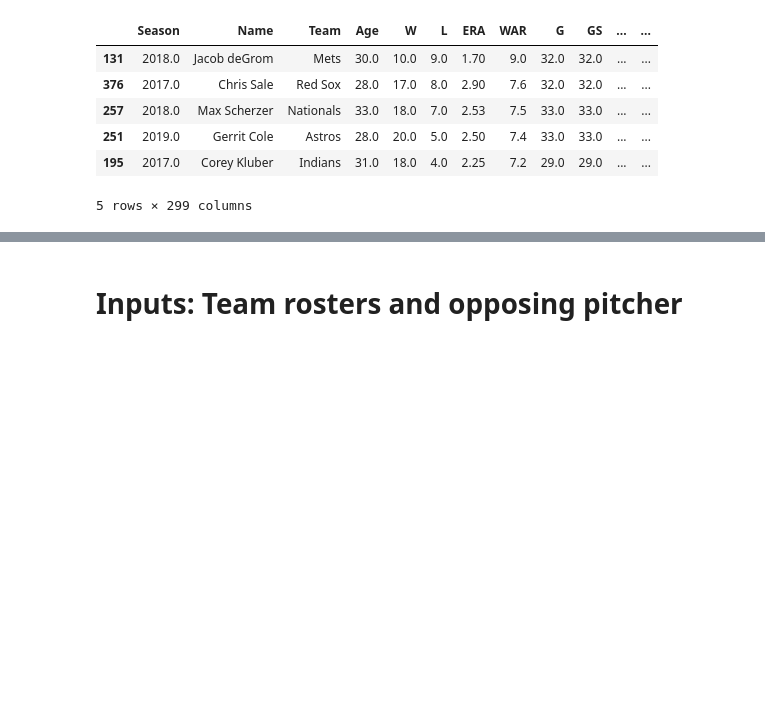
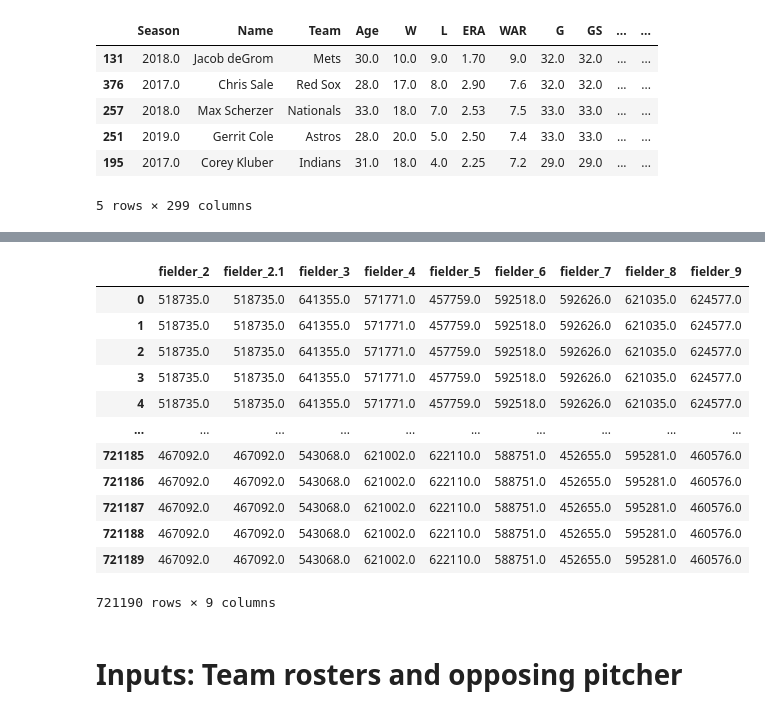
Before and after one commit to benslack19/baseball_player_selector, a Jupyter notebook: daily_fantasy_baseball_player_predictor.ipynb, the cells around one changed output, grey strips where cells are left out. Drawn from its saved outputs; the diff is of its cells as text; code cells hidden in the pictures; blank space fills up the shorter version.

```diff
--- a/daily_fantasy_baseball_player_predictor.ipynb
+++ b/daily_fantasy_baseball_player_predictor.ipynb
@@ -278,2 +288,18 @@ df_pitching_stats.head()
+# %%
+df_sc.loc[:, df_sc.columns.str.contains('fielder_')]
+# %% [output]
+|  | fielder_2 | fielder_2.1 | fielder_3 | fielder_4 | fielder_5 | fielder_6 | fielder_7 | fielder_8 | fielder_9 |
+| 0 | 518735.0 | 518735.0 | 641355.0 | 571771.0 | 457759.0 | 592518.0 | 592626.0 | 621035.0 | 624577.0 |
+| 1 | 518735.0 | 518735.0 | 641355.0 | 571771.0 | 457759.0 | 592518.0 | 592626.0 | 621035.0 | 624577.0 |
+| 2 | 518735.0 | 518735.0 | 641355.0 | 571771.0 | 457759.0 | 592518.0 | 592626.0 | 621035.0 | 624577.0 |
+| 3 | 518735.0 | 518735.0 | 641355.0 | 571771.0 | 457759.0 | 592518.0 | 592626.0 | 621035.0 | 624577.0 |
+| 4 | 518735.0 | 518735.0 | 641355.0 | 571771.0 | 457759.0 | 592518.0 | 592626.0 | 621035.0 | 624577.0 |
+| ... | ... | ... | ... | ... | ... | ... | ... | ... | ... |
+| 721185 | 467092.0 | 467092.0 | 543068.0 | 621002.0 | 622110.0 | 588751.0 | 452655.0 | 595281.0 | 460576.0 |
+| 721186 | 467092.0 | 467092.0 | 543068.0 | 621002.0 | 622110.0 | 588751.0 | 452655.0 | 595281.0 | 460576.0 |
+| 721187 | 467092.0 | 467092.0 | 543068.0 | 621002.0 | 622110.0 | 588751.0 | 452655.0 | 595281.0 | 460576.0 |
+| 721188 | 467092.0 | 467092.0 | 543068.0 | 621002.0 | 622110.0 | 588751.0 | 452655.0 | 595281.0 | 460576.0 |
+| 721189 | 467092.0 | 467092.0 | 543068.0 | 621002.0 | 622110.0 | 588751.0 | 452655.0 | 595281.0 | 460576.0 |
+721190 rows × 9 columns
 # %% [markdown]
 # Inputs: Team rosters and opposing pitcher
```
Also changed, not shown: parts of 12 cells of this notebook, 1 other file.
